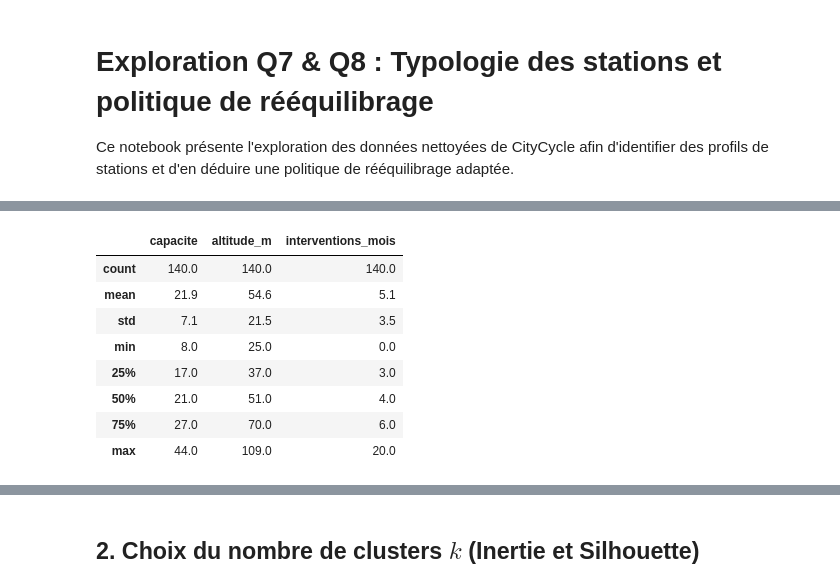
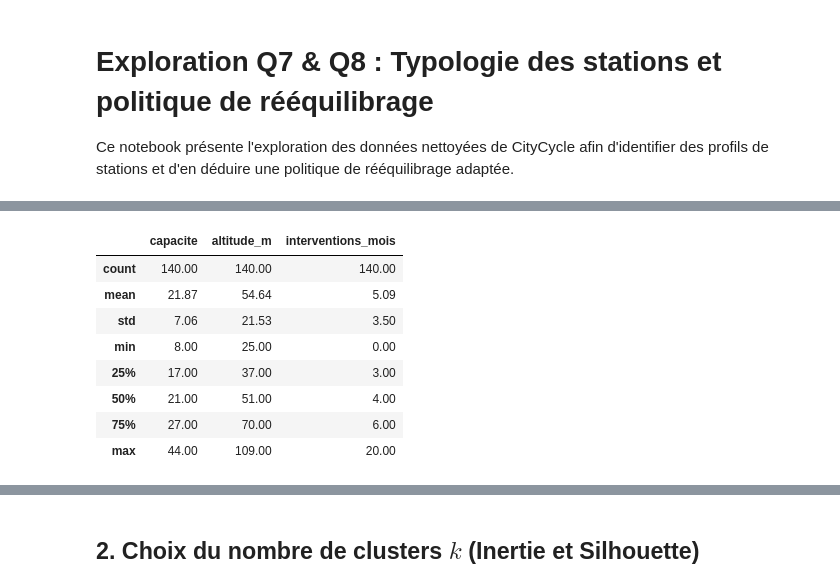
Before and after one commit to 6draps-katia/CityCycle, a Jupyter notebook: notebooks/D_q7_exploration .ipynb, the cells around one changed output, grey strips where cells are left out. Saved outputs shown, nothing was run; the diff lists cells and outputs as text; code cells hidden in the pictures.

```diff
--- a/notebooks/D_q7_exploration .ipynb
+++ b/notebooks/D_q7_exploration .ipynb
@@ -25,17 +112,17 @@ ImportError: cannot import name 'flux_station_heure' from 'features' (/Users/kat
 # %%
 df_stations, df_trajets, _ = get_prepared_dataset()
 flux = flux_station_heure(df_trajets, df_stations)
 df_profil = profil_stations(flux, df_stations)
 
 cols = ["capacite", "altitude_m", "interventions_mois"]
-display(df_stations[cols].describe().round(1))
+display(df_stations[cols].describe().round(2))
 # %% [output]
 |  | capacite | altitude_m | interventions_mois |
-| count | 140.0 | 140.0 | 140.0 |
-| mean | 21.9 | 54.6 | 5.1 |
-| std | 7.1 | 21.5 | 3.5 |
-| min | 8.0 | 25.0 | 0.0 |
-| 25% | 17.0 | 37.0 | 3.0 |
-| 50% | 21.0 | 51.0 | 4.0 |
-| 75% | 27.0 | 70.0 | 6.0 |
-| max | 44.0 | 109.0 | 20.0 |
+| count | 140.00 | 140.00 | 140.00 |
+| mean | 21.87 | 54.64 | 5.09 |
+| std | 7.06 | 21.53 | 3.50 |
+| min | 8.00 | 25.00 | 0.00 |
+| 25% | 17.00 | 37.00 | 3.00 |
+| 50% | 21.00 | 51.00 | 4.00 |
+| 75% | 27.00 | 70.00 | 6.00 |
+| max | 44.00 | 109.00 | 20.00 |
```
Also changed, not shown: parts of 10 cells of this notebook, 8 other files.
